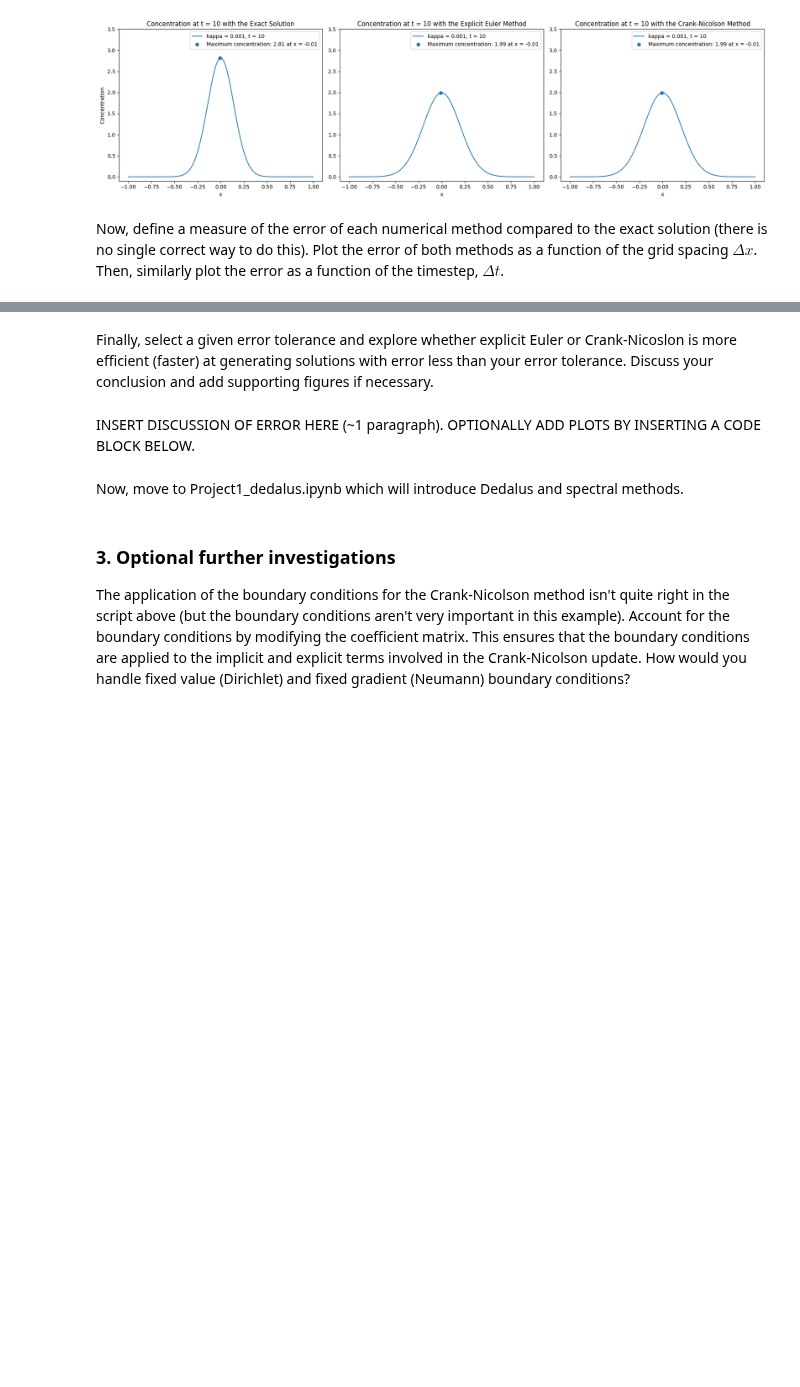
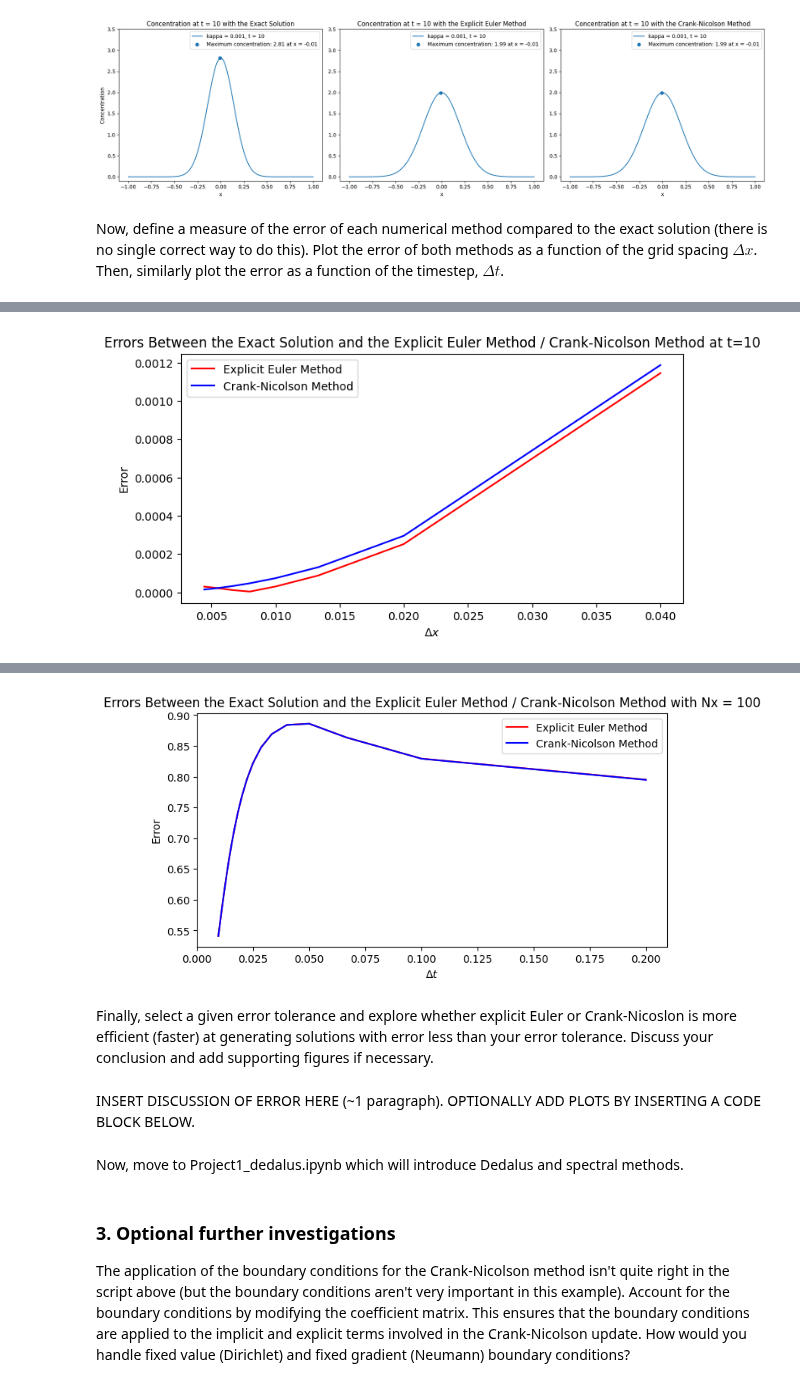
Before and after one commit to Unjin-Jang/QCES, a Jupyter notebook: Project1_numerical_methods.ipynb, the cells around one changed output, grey strips where cells are left out. Saved outputs shown, nothing was run; the diff lists cells and outputs as text; code cells hidden in the pictures; blank space fills up the shorter version.

```diff
--- a/Project1_numerical_methods.ipynb
+++ b/Project1_numerical_methods.ipynb
@@ -286,0 +285,71 @@ DISCUSS DEFINITION OF ERROR
+# %%
+import numpy as np
+import matplotlib.pyplot as plt
+import time
+import scipy.sparse as sp
+import scipy.sparse.linalg as spla
+
+kappa = 0.001
+
+errs_EE_Nx = []
+errs_CN_Nx = []
+errs_EE_Nt = []
+errs_CN_Nt = []
+
+# As A Function of $\Delta x$
+varying_Nx = range(50, 500, 50)
+varying_del_x = [2 / Nx for Nx in varying_Nx]
+t = np.linspace(0, 10, 1000)
+
+for Nx in varying_Nx:
+    x = np.linspace(-1, 1, Nx)
+    c_ic = set_ics(x, kappa, 20)
+    c_EE = EE(x, t, kappa)
+    c_CN = CN(x, t, kappa)
+
+    err_EE = np.abs(c_ic - c_EE[:, -1]).mean()
+    err_CN = np.abs(c_ic - c_CN[:, -1]).mean()
+
+    errs_EE_Nx.append(err_EE)
+    errs_CN_Nx.append(err_CN)
+
+
+plt.figure(figsize=(8, 4))
+plt.xlabel("$\Delta x$")
+plt.ylabel("Error")
+plt.plot(varying_del_x, errs_EE_Nx, label="Explicit Euler Method", color="red")
+plt.plot(varying_del_x, errs_CN_Nx, label="Crank-Nicolson Method", color="blue")
+plt.title("Errors Between the Exact Solution and the Explicit Euler Method / Crank-Nicolson Method at t=10")
+plt.legend()
+plt.show()
+
+
+# As A Function of $\Delta t$
+varying_Nt = range(50, 1100, 50)
+varying_del_t = [10 / Nt for Nt in varying_Nt]
+x = np.linspace(-1, 1, 100)
+
+
+for Nt in varying_Nt:
+    t = np.linspace(0, 10, Nt)
+    t_ic = t[1]
+    c_ic = set_ics(x, kappa, t_ic)
+    c_EE = EE(x, t, kappa)
+    c_CN = CN(x, t, kappa)
+
+    err_EE = np.abs(c_ic - c_EE[:, -1]).mean()
+    err_CN = np.abs(c_ic - c_CN[:, -1]).mean()
+
+    errs_EE_Nt.append(err_EE)
+    errs_CN_Nt.append(err_CN)
+
+
+plt.figure(figsize=(8, 4))
+plt.xlabel("$\Delta t$")
+plt.ylabel("Error")
+plt.plot(varying_del_t, errs_EE_Nt, label="Explicit Euler Method", color="red")
+plt.plot(varying_del_t, errs_CN_Nt, label="Crank-Nicolson Method", color="blue")
+plt.title("Errors Between the Exact Solution and the Explicit Euler Method / Crank-Nicolson Method with Nx = 100")
+plt.legend()
+plt.show()
+# %% [output]
@@ -286,0 +374 @@ DISCUSS DEFINITION OF ERROR
+[figure, added]
@@ -287,3 +392,4 @@ DISCUSS DEFINITION OF ERROR
+[figure, added]
 # %% [markdown]
 Finally, select a given error tolerance and explore whether explicit Euler or Crank-Nicoslon is more efficient (faster) at generating solutions with error less than your error tolerance. Discuss your conclusion and add supporting figures if necessary.
 # %% [markdown]
```
Also changed, not shown: parts of 7 cells of this notebook.
